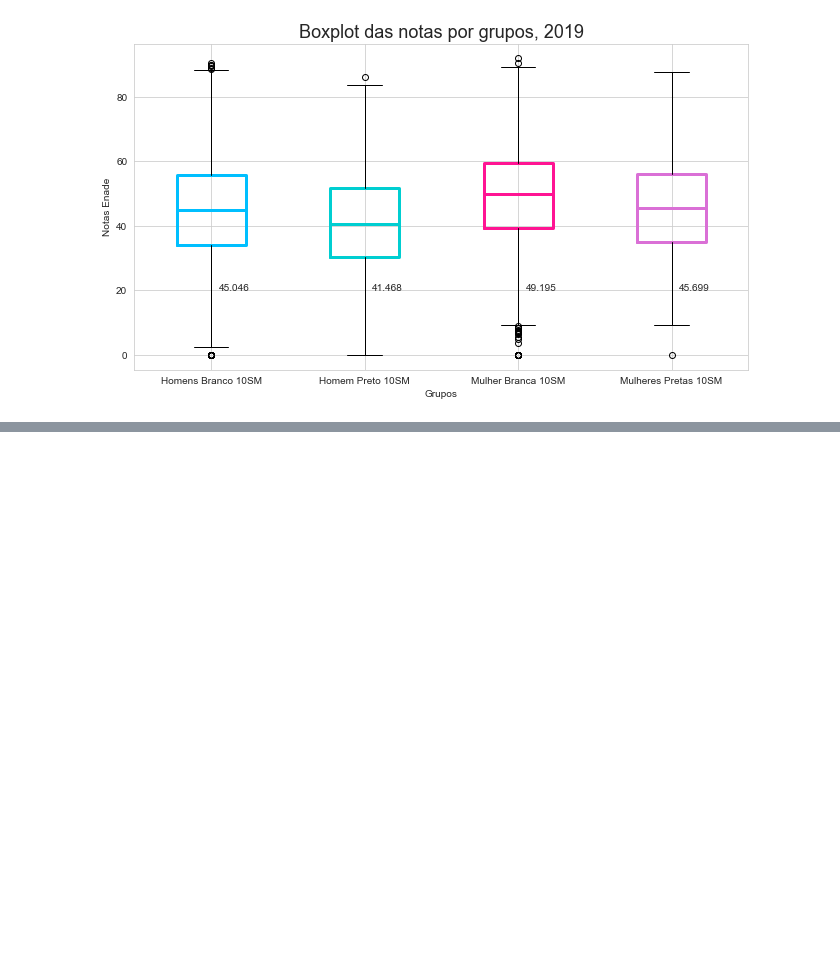
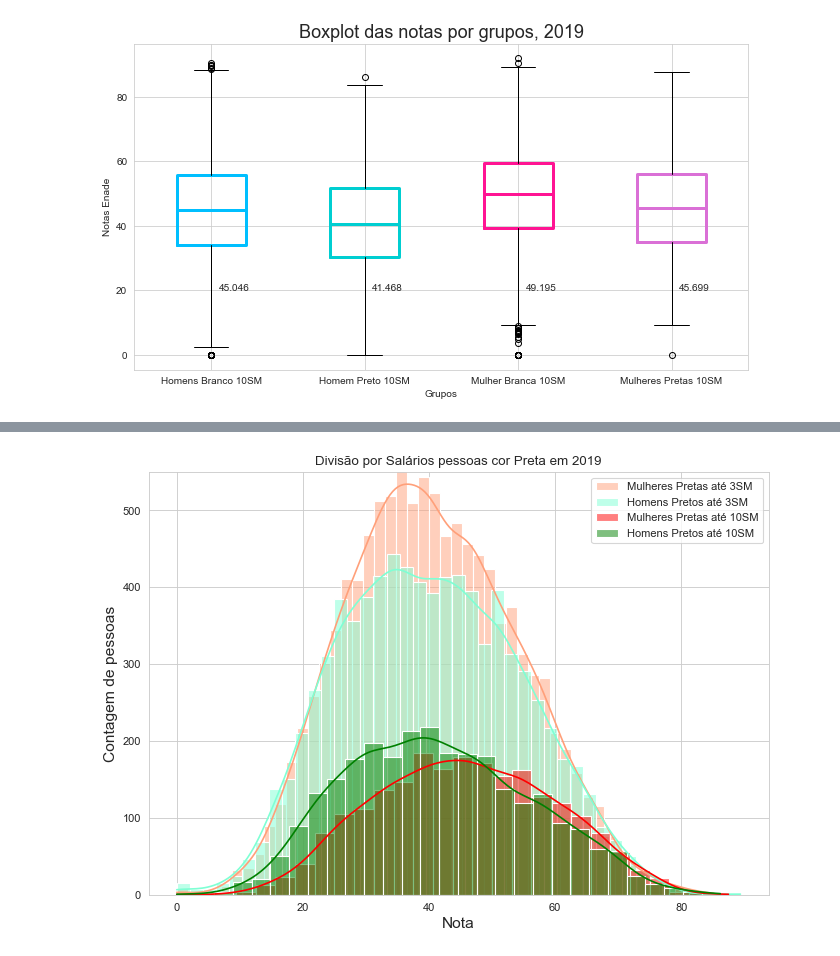
Before and after one commit to renatanesio/dados-universitarios-brasil, a Jupyter notebook: Estudo de Dados Universitários do Brasil.ipynb, the cells around one changed output, grey strips where cells are left out. Saved outputs shown, nothing was run; the diff lists cells and outputs as text; code cells hidden in the pictures; blank space fills up the shorter version.

```diff
--- a/Estudo de Dados Universitários do Brasil.ipynb
+++ b/Estudo de Dados Universitários do Brasil.ipynb
@@ -963,0 +1090,29 @@ plt.text(4.05, 20, e4_media);
+# %%
+b1 = enade_por_sexo["M"]['2019'].query("Q01 in ['B'] & Q05 in ['A','B']")["NOTA"] # Homem Preto até 3M
+b2 = enade_por_sexo["F"]['2019'].query("Q01 in ['B'] & Q05 in ['A','B']")["NOTA"] # "Mulheres preta até 3M
+b3 = enade_por_sexo["M"]['2019'].query("Q01 in ['B'] & Q05 in ['D','E']")["NOTA"] # Homem Preto até 10M
+b4 = enade_por_sexo["F"]['2019'].query("Q01 in ['B'] & Q05 in ['D','E']")["NOTA"] # "Mulheres preta até 10M
+b1_media=str(round(b1.mean(), 3))
+b2_media=str(round(b2.mean(), 3))
+b3_media=str(round(b3.mean(), 3))
+b4_media=str(round(b4.mean(), 3))
+b1_label='Homens Pretos até 3SM'
+b2_label='Mulheres Pretas até 3SM'
+b3_label='Homens Pretos até 10SM'
+b4_label='Mulheres Pretas até 10SM'
+
+
+plt.figure(figsize=(10,7), dpi= 80)
+sns.histplot(b2, color=cor2, label=b2_label, kde=True)
+sns.histplot(b1, color=cor1, label=b1_label, kde=True)
+sns.histplot(b4, color=cor4, label=b4_label, kde=True)
+sns.histplot(b3, color=cor3, label=b3_label, kde=True)
+
+plt.ylim(0, 550)
+
+plt.xlabel("Nota", size=14)
+plt.ylabel("Contagem de pessoas", size=14)
+plt.title("Divisão por Salários pessoas cor Preta em 2019")
+plt.legend(loc='upper right');
+# %% [output]
+[figure, added]
```
Also changed, not shown: parts of 43 cells of this notebook.
